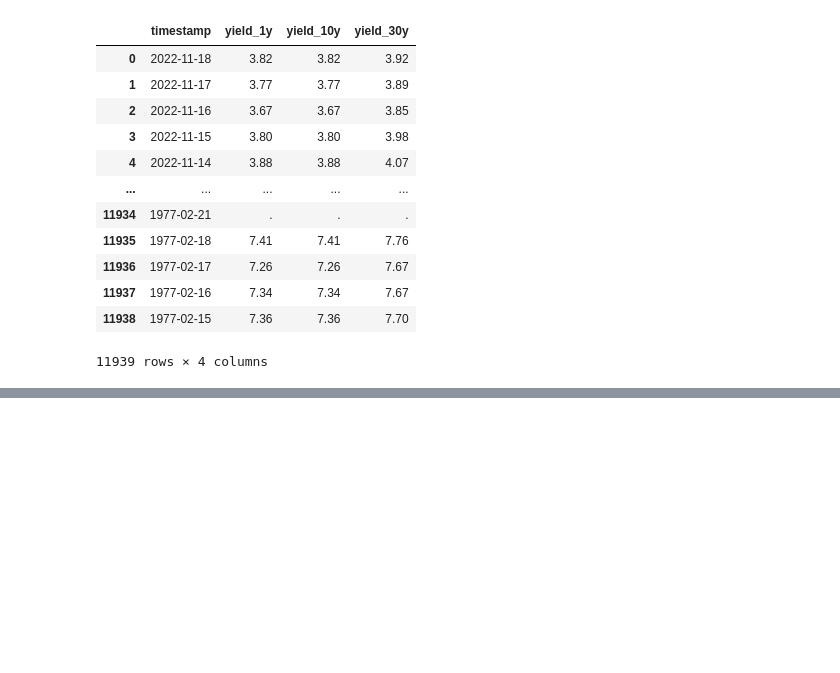
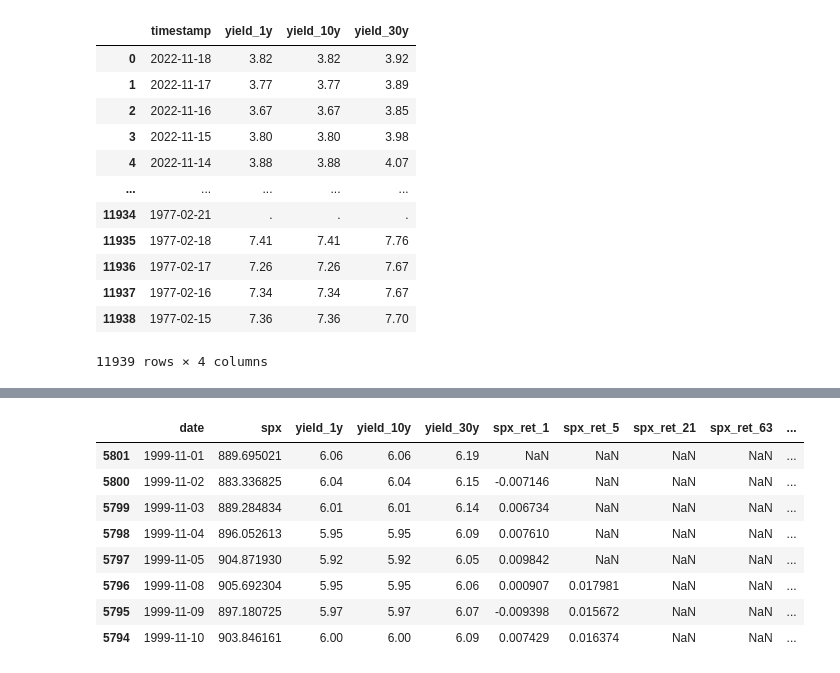
Before and after one commit to MykolaPinchuk/projects_gcp_cpu, a Jupyter notebook: spx/src/dev_xgb.ipynb, the cells around one changed output, grey strips where cells are left out. Drawn from its saved outputs; the diff is of its cells as text; code cells hidden in the pictures; blank space fills up the shorter version.

```diff
--- a/spx/src/dev_xgb.ipynb
+++ b/spx/src/dev_xgb.ipynb
@@ -110,0 +177,33 @@ df.head()
+# %%
+laggs = [1, 5 , 21, 63, 126, 252, 252*2, 252*3]
+
+for lg in laggs:
+    df['spx_l' + str(lg)] = df.spx.shift(lg)
+    df['ty1y_l' + str(lg)] = df.yield_1y.shift(lg)
+    df['ty10y_l' + str(lg)] = df.yield_10y.shift(lg)
+    df['ty30y_l' + str(lg)] = df.yield_30y.shift(lg)
+
+    df['spx_ret_' + str(lg)] = (df.spx/df['spx_l' + str(lg)])-1
+    df['ty1y_diff_' + str(lg)] = (df.yield_1y-df['ty1y_l' + str(lg)])
+    df['ty10y_diff_' + str(lg)] = (df.yield_10y-df['ty10y_l' + str(lg)])
+    df['ty30y_diff_' + str(lg)] = (df.yield_30y-df['ty30y_l' + str(lg)])
+
+colstokeep = ['date', 'spx', 'yield_1y', 'yield_10y', 'yield_30y'] + \
+            ['spx_ret_' + str(x) for x in laggs] + \
+            ['ty1y_diff_' + str(x) for x in laggs] + \
+            ['ty10y_diff_' + str(x) for x in laggs] + \
+            ['ty30y_diff_' + str(x) for x in laggs]
+
+df = df[colstokeep]
+
+df.head(8)
+# %% [output]
+|  | date | spx | yield_1y | yield_10y | yield_30y | spx_ret_1 | spx_ret_5 | spx_ret_21 | spx_ret_63 | ... |
+| 5801 | 1999-11-01 | 889.695021 | 6.06 | 6.06 | 6.19 | NaN | NaN | NaN | NaN | ... |
+| 5800 | 1999-11-02 | 883.336825 | 6.04 | 6.04 | 6.15 | -0.007146 | NaN | NaN | NaN | ... |
+| 5799 | 1999-11-03 | 889.284834 | 6.01 | 6.01 | 6.14 | 0.006734 | NaN | NaN | NaN | ... |
+| 5798 | 1999-11-04 | 896.052613 | 5.95 | 5.95 | 6.09 | 0.007610 | NaN | NaN | NaN | ... |
+| 5797 | 1999-11-05 | 904.871930 | 5.92 | 5.92 | 6.05 | 0.009842 | NaN | NaN | NaN | ... |
+| 5796 | 1999-11-08 | 905.692304 | 5.95 | 5.95 | 6.06 | 0.000907 | 0.017981 | NaN | NaN | ... |
+| 5795 | 1999-11-09 | 897.180725 | 5.97 | 5.97 | 6.07 | -0.009398 | 0.015672 | NaN | NaN | ... |
+| 5794 | 1999-11-10 | 903.846161 | 6.00 | 6.00 | 6.09 | 0.007429 | 0.016374 | NaN | NaN | ... |
```
Also changed, not shown: parts of 20 cells of this notebook.
